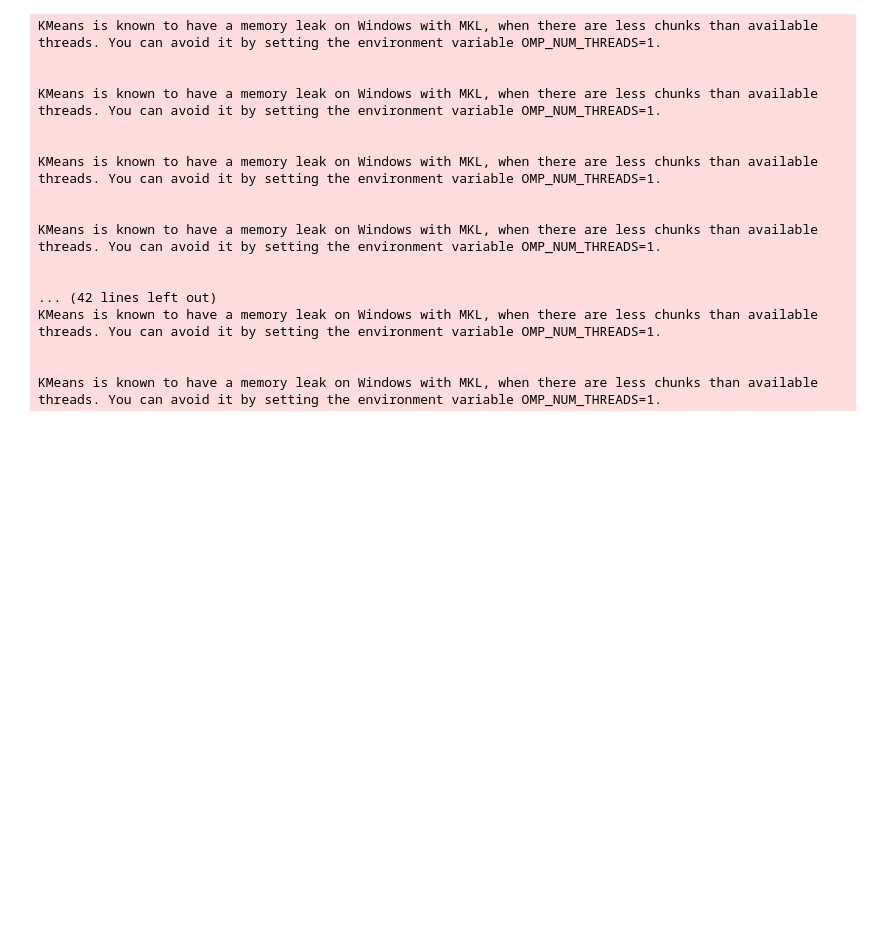
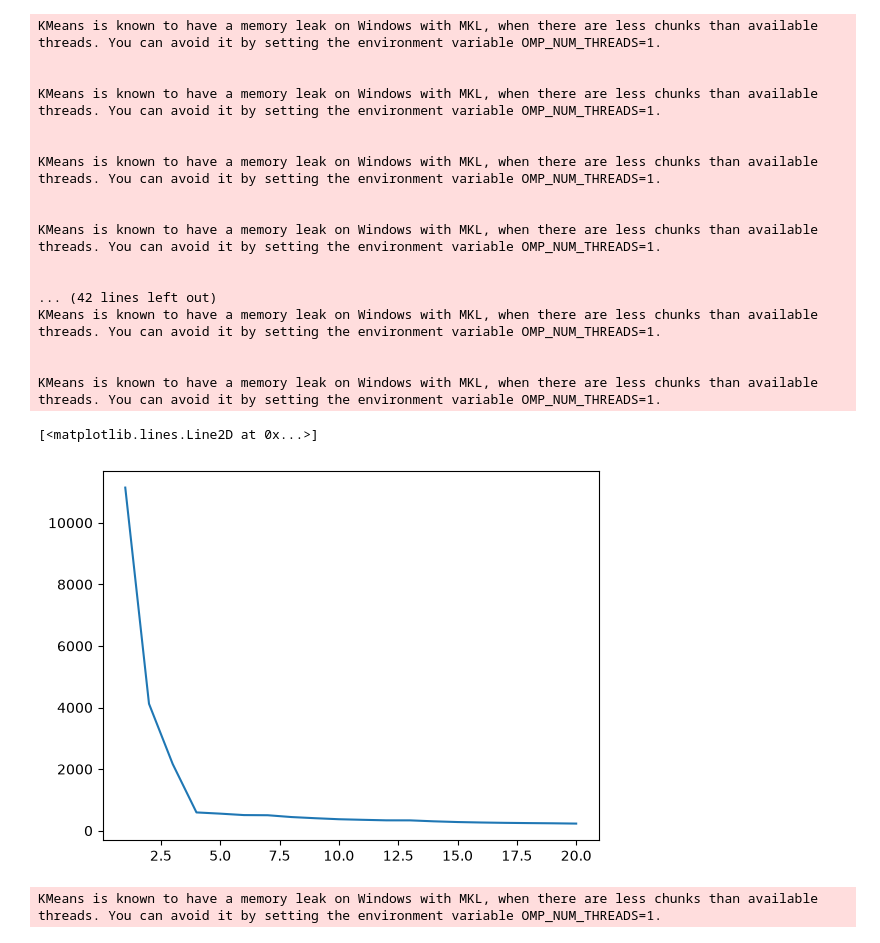
Before and after one commit to Salmankhan0518/Machine-learning-2, a Jupyter notebook: 129-K-Means Clustering Algorithm in Python/K-MeansClustering.ipynb, the cells around one changed output. Cells and saved outputs as stored; diff of their text form; code cells hidden in the pictures; blank space fills up the shorter version.

```diff
--- a/129-K-Means Clustering Algorithm in Python/K-MeansClustering.ipynb
+++ b/129-K-Means Clustering Algorithm in Python/K-MeansClustering.ipynb
@@ -130,3 +130,13 @@ KMeans is known to have a memory leak on Windows with MKL, when there are less c
 
 
 KMeans is known to have a memory leak on Windows with MKL, when there are less chunks than available threads. You can avoid it by setting the environment variable OMP_NUM_THREADS=1.
+# %%
+plt.plot(range(1,21),wcss)
+# %% [output]
+[<matplotlib.lines.Line2D at 0x...>]
+[figure, added]
+# %%
+km = KMeans(n_clusters=4)
+y_pred = km.fit_predict(X)
+# %% [output]
+KMeans is known to have a memory leak on Windows with MKL, when there are less chunks than available threads. You can avoid it by setting the environment variable OMP_NUM_THREADS=1.
```
Also changed, not shown: parts of 2 cells of this notebook, 1 other file.
